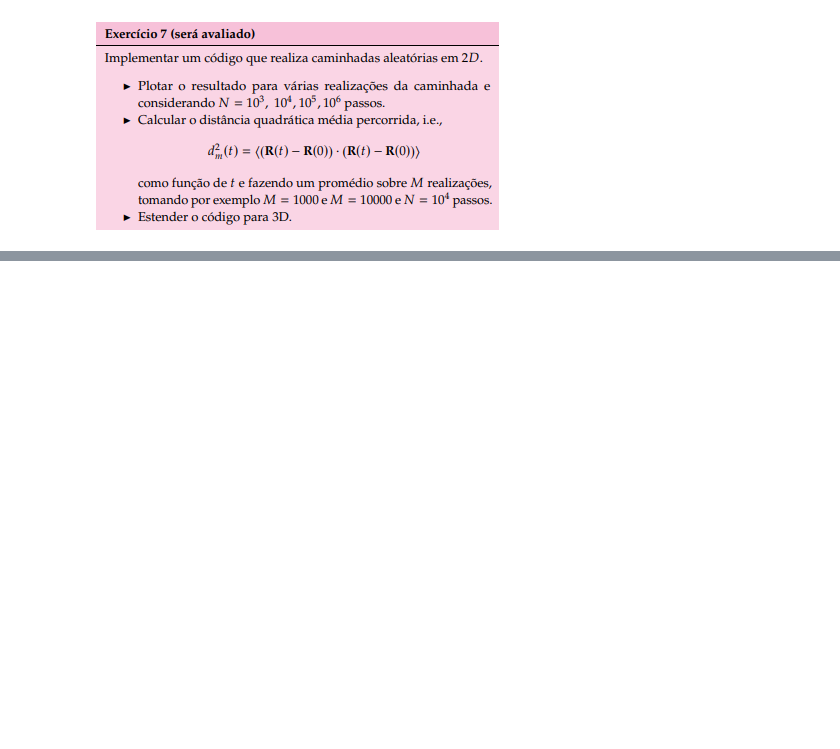
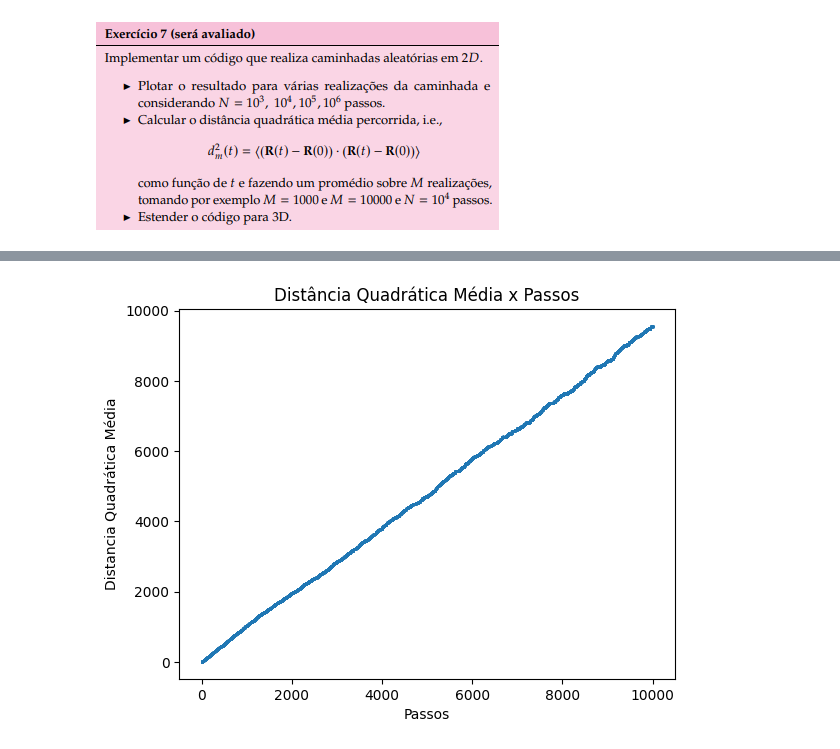
Before and after one commit to matncb/fund-prog, a Jupyter notebook: lista2/ex7.ipynb, the cells around one changed output, grey strips where cells are left out. Saved outputs shown, nothing was run; the diff lists cells and outputs as text; code cells hidden in the pictures; blank space fills up the shorter version.

```diff
--- a/lista2/ex7.ipynb
+++ b/lista2/ex7.ipynb
@@ -29,0 +105,4 @@ array([0, 1])
+# %%
+main_3d(10000,1, analise=True, M=1000)
+# %% [output]
+[figure, added]
```
Also changed, not shown: parts of 7 cells of this notebook.
